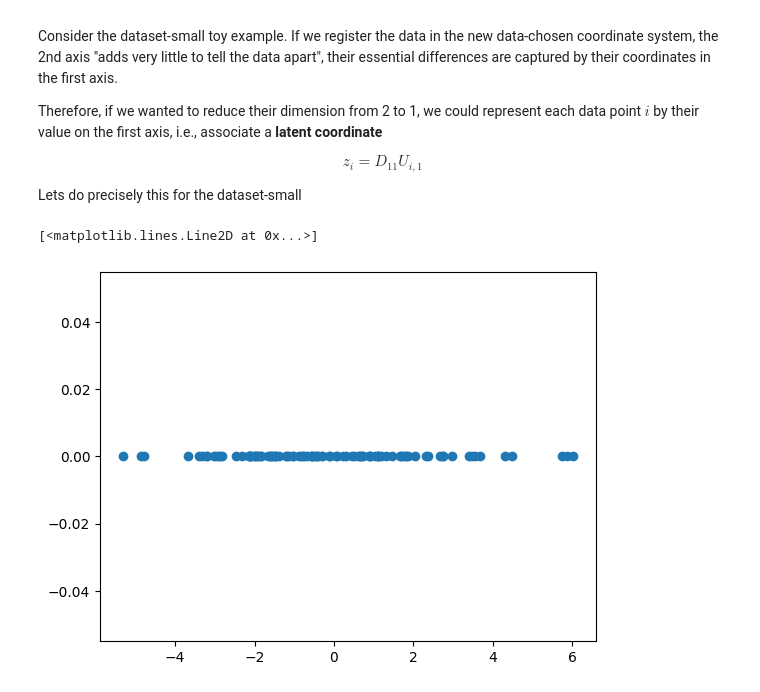
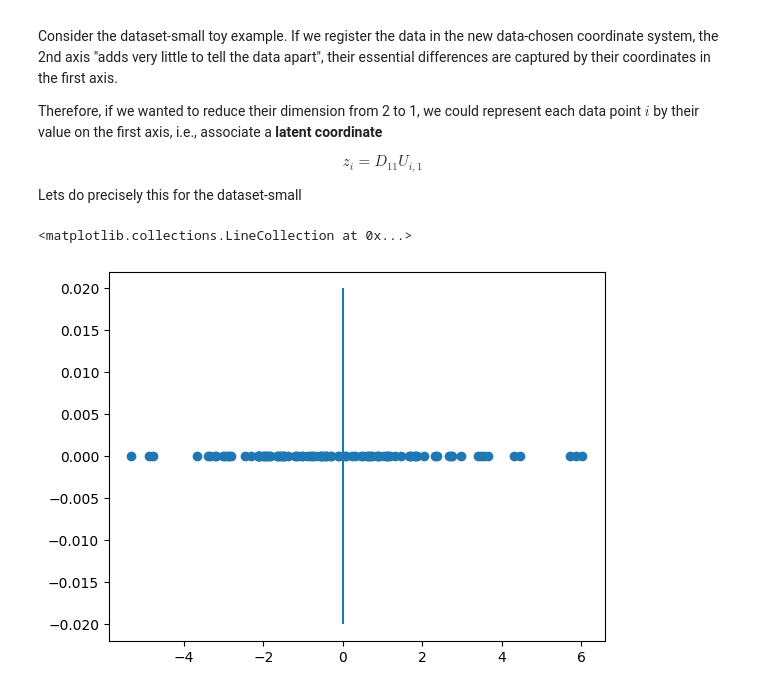
Before and after one commit to CongWang141/data_science, a Jupyter notebook: day4/6_Unsupervised.ipynb, the cells around one changed output. Drawn from its saved outputs; the diff is of its cells as text; code cells hidden in the pictures.

```diff
--- a/day4/6_Unsupervised.ipynb
+++ b/day4/6_Unsupervised.ipynb
@@ -938,6 +938,7 @@ Lets do precisely this for the dataset-small
 # %%
 fig = plt.figure()
 plt.plot(Ds[0]*Us[:,0], np.zeros(n), 'o')
+plt.vlines(0, -0.02, 0.02)
 # %% [output]
-[<matplotlib.lines.Line2D at 0x...>]
+<matplotlib.collections.LineCollection at 0x...>
-[figure, old version]
+[figure, new version]
```
Also changed, not shown: parts of 15 cells of this notebook.
